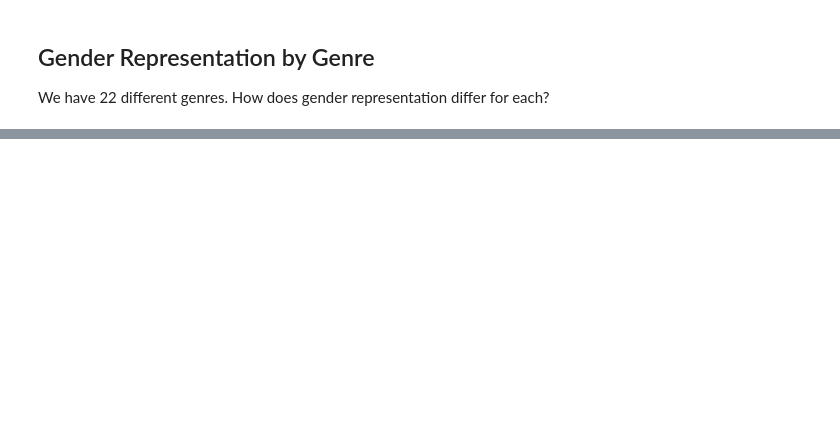
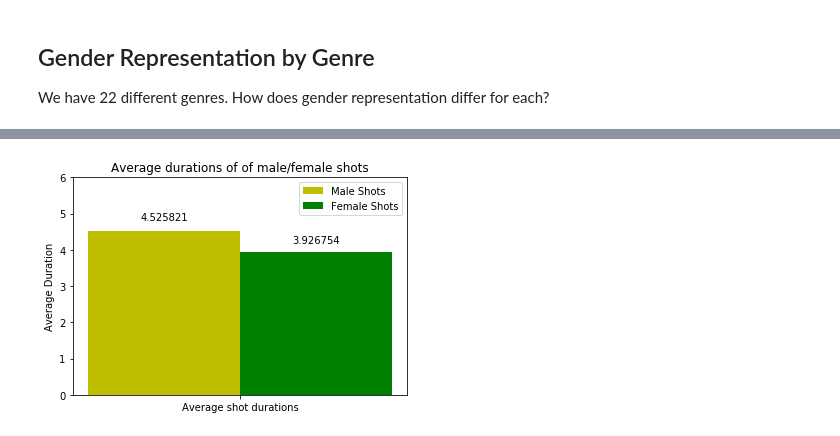
Before and after one commit to DanFu09/esper, a Jupyter notebook: app/notebooks/gender_analysis.ipynb, the cells around one changed output, grey strips where cells are left out. Saved outputs shown, nothing was run; the diff lists cells and outputs as text; code cells hidden in the pictures; blank space fills up the shorter version.

```diff
--- a/app/notebooks/gender_analysis.ipynb
+++ b/app/notebooks/gender_analysis.ipynb
@@ -266,0 +630,4 @@ plot_gender_screen_time_by_genre(videos_with_gender_ratios, genres, 'Male/female
+# %%
+plot_duration_of_male_vs_female_shots(shots_with_scale_and_gender)
+# %% [output]
+[figure, added]
```
Also changed, not shown: parts of 38 cells of this notebook, 1 other file.
